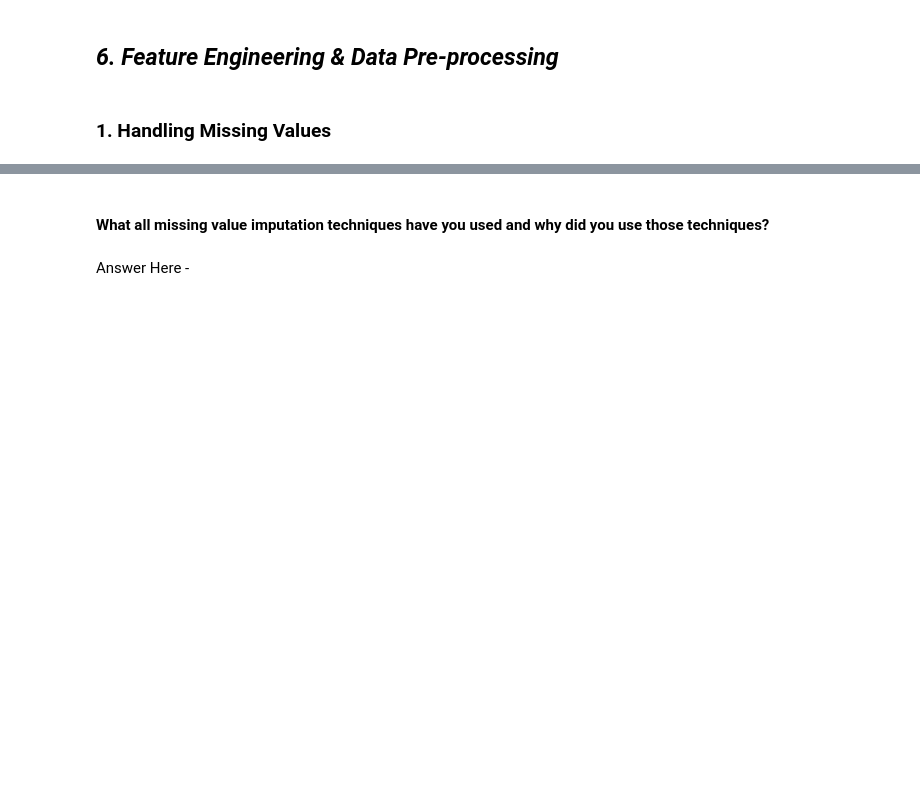
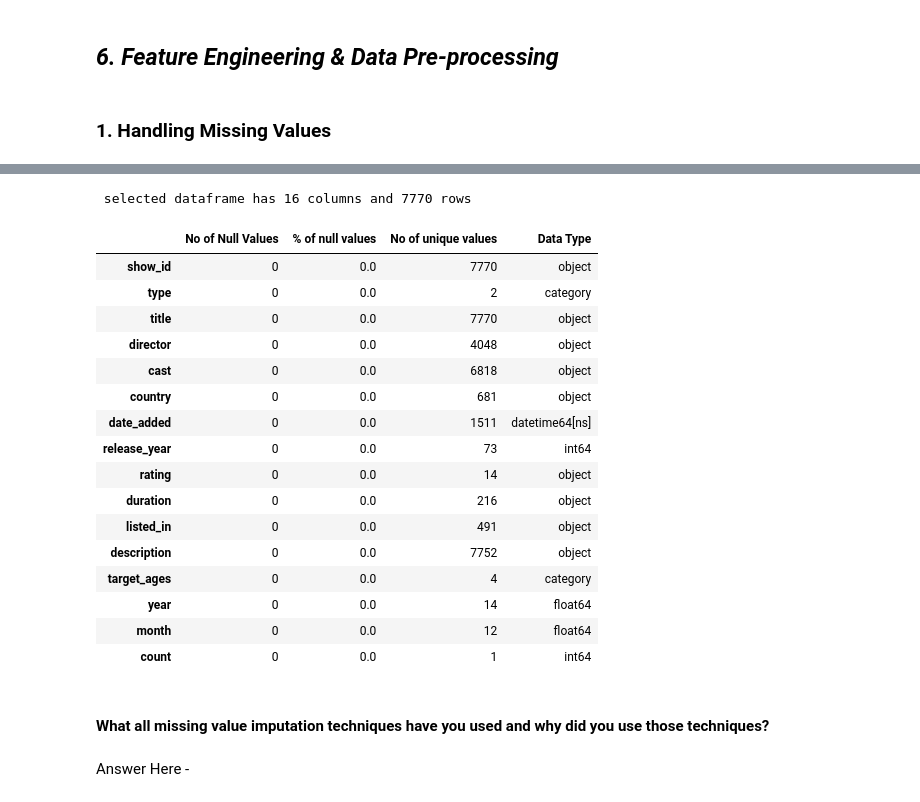
Before and after one commit to jaolekar/Netflix-clustering, a Jupyter notebook: Netflix_movies_and_TV_shows_Clustering_.ipynb, the cells around one changed output, grey strips where cells are left out. Cells and saved outputs as stored; diff of their text form; code cells hidden in the pictures; blank space fills up the shorter version.

```diff
--- a/Netflix_movies_and_TV_shows_Clustering_.ipynb
+++ b/Netflix_movies_and_TV_shows_Clustering_.ipynb
@@ -1054,3 +1085,31 @@ Answer Here.
+# %%
+# Handling Missing Values & Missing Value Imputation
+nfx_df['cast'].fillna(value='Unknown',inplace=True)
+nfx_df['director'].fillna(value='Unknown',inplace=True)
+nfx_df['country'].fillna(value=nfx_df['country'].mode()[0],inplace=True)
+nfx_df.dropna(subset=['date_added','rating', 'target_ages', 'year', 'month'],inplace=True)
+# %%
+# Lets check again
+Complete_columns_info(nfx_df)
+# %% [output]
+ selected dataframe has 16 columns and 7770 rows
+|  | No of Null Values | % of null values | No of unique values | Data Type |
+| show_id | 0 | 0.0 | 7770 | object |
+| type | 0 | 0.0 | 2 | category |
+| title | 0 | 0.0 | 7770 | object |
+| director | 0 | 0.0 | 4048 | object |
+| cast | 0 | 0.0 | 6818 | object |
+| country | 0 | 0.0 | 681 | object |
+| date_added | 0 | 0.0 | 1511 | datetime64[ns] |
+| release_year | 0 | 0.0 | 73 | int64 |
+| rating | 0 | 0.0 | 14 | object |
+| duration | 0 | 0.0 | 216 | object |
+| listed_in | 0 | 0.0 | 491 | object |
+| description | 0 | 0.0 | 7752 | object |
+| target_ages | 0 | 0.0 | 4 | category |
+| year | 0 | 0.0 | 14 | float64 |
+| month | 0 | 0.0 | 12 | float64 |
+| count | 0 | 0.0 | 1 | int64 |
 # %% [markdown]
 #### What all missing value imputation techniques have you used and why did you use those techniques?
 # %% [markdown]
```
Also changed, not shown: parts of 65 cells of this notebook.
